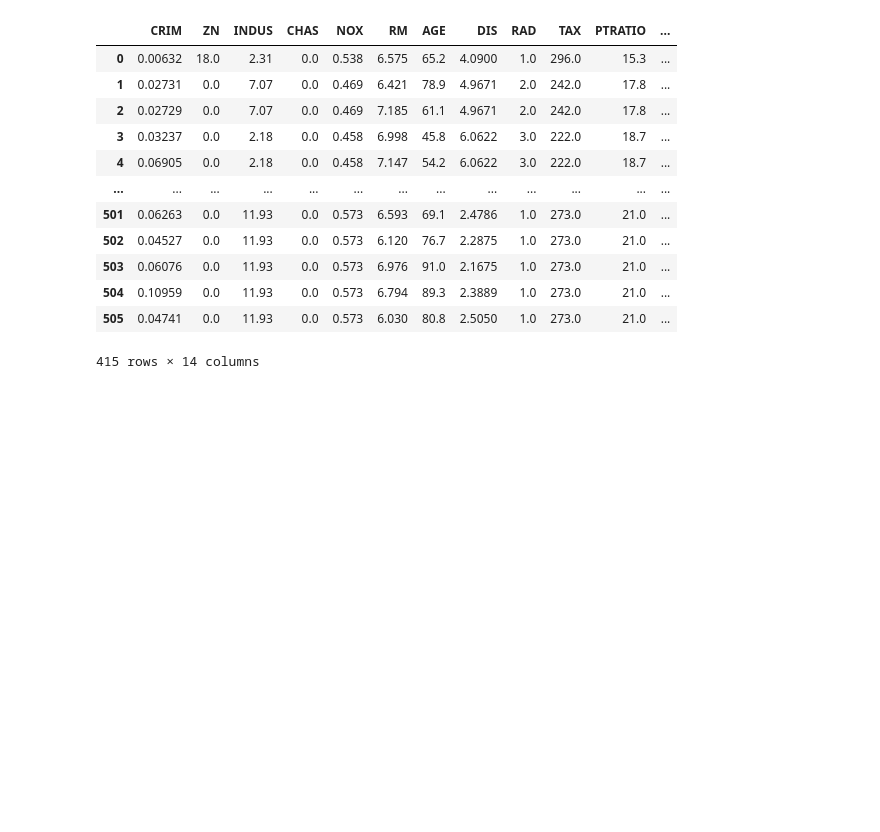
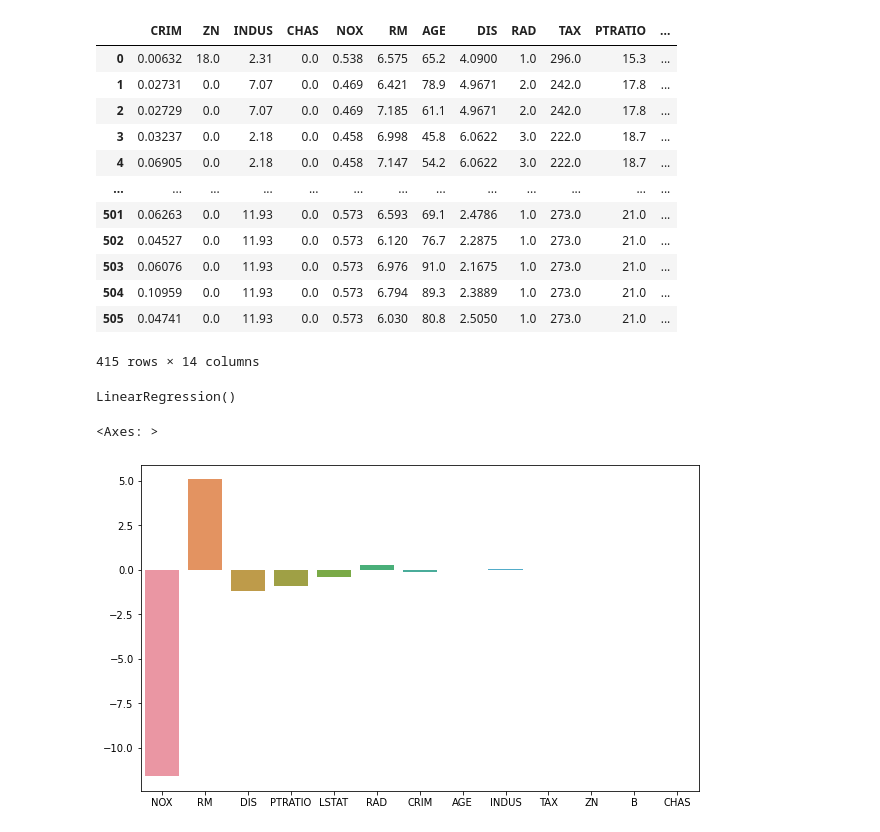
Before and after one commit to Esk1z0/bostonhousepricinganalysis, a Jupyter notebook: housePricingAnalisys.ipynb, the cells around one changed output. Saved outputs shown, nothing was run; the diff lists cells and outputs as text; code cells hidden in the pictures; blank space fills up the shorter version.

Commit message:
added a regression exploration to see the most important features

```diff
--- a/housePricingAnalisys.ipynb
+++ b/housePricingAnalisys.ipynb
@@ -142,0 +146,30 @@ df_filtered
+# %%
+from sklearn.linear_model import LinearRegression
+#from sklearn.model_selection import train_test_split
+
+regressor = LinearRegression()
+regressor.fit(X, y)
+# %% [output]
+LinearRegression()
+# %%
+names = regressor.feature_names_in_.tolist()
+values = regressor.coef_.tolist()
+
+regressor_sorted = list(zip(names, values))
+# %%
+#regressor_sorted.sort(key=lambda x: x[1], reverse=True)
+regressor_sorted.sort(key= lambda x: abs(x[1]), reverse=True)
+# %%
+values = [valor for nombre, valor in regressor_sorted]
+nombres = [nombre for nombre, valor in regressor_sorted]
+
+abs_values = [abs(valor) for nombre, valor in regressor_sorted]
+# %%
+import seaborn as sns
+import matplotlib.pyplot as plt
+plt.figure(figsize=(10, 6))
+
+sns.barplot(x=nombres, y=values)
+# %% [output]
+<Axes: >
+[figure, added]
```
Also changed, not shown: parts of 2 cells of this notebook.
